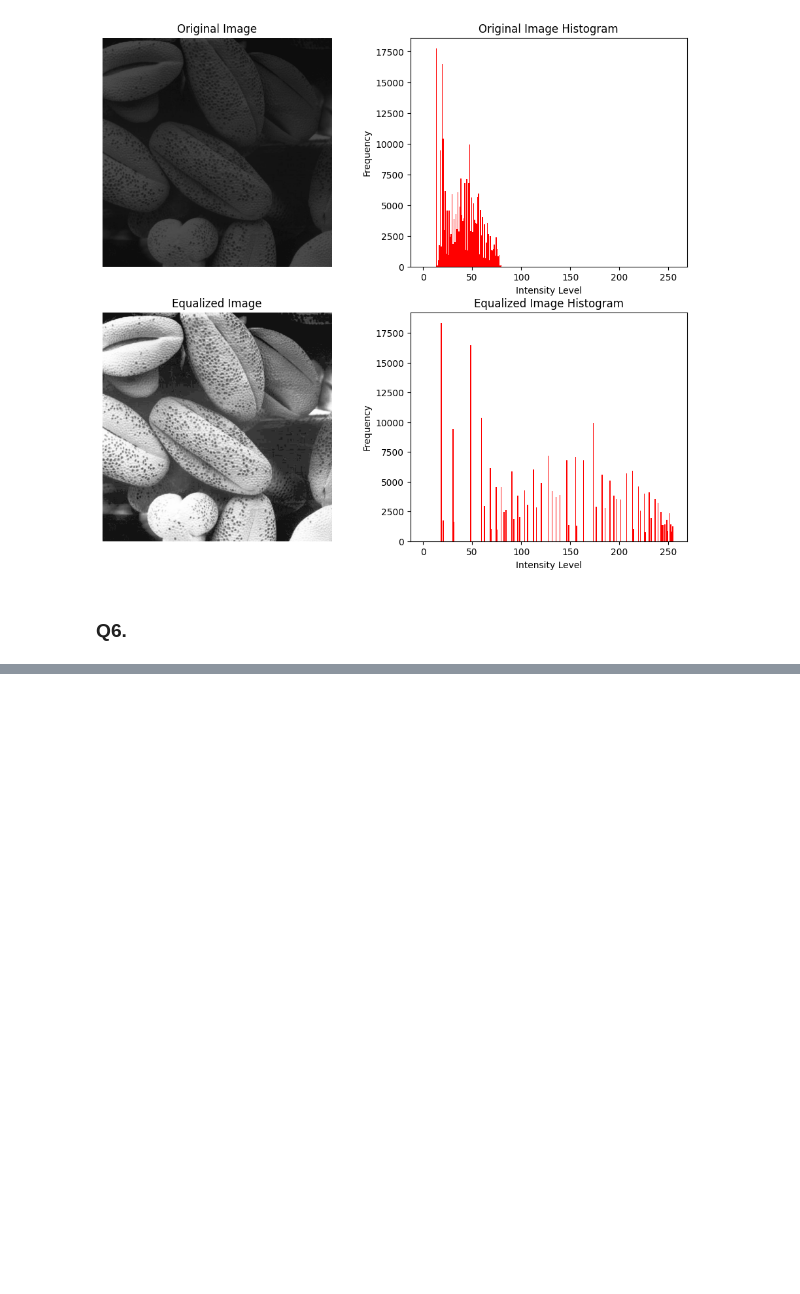
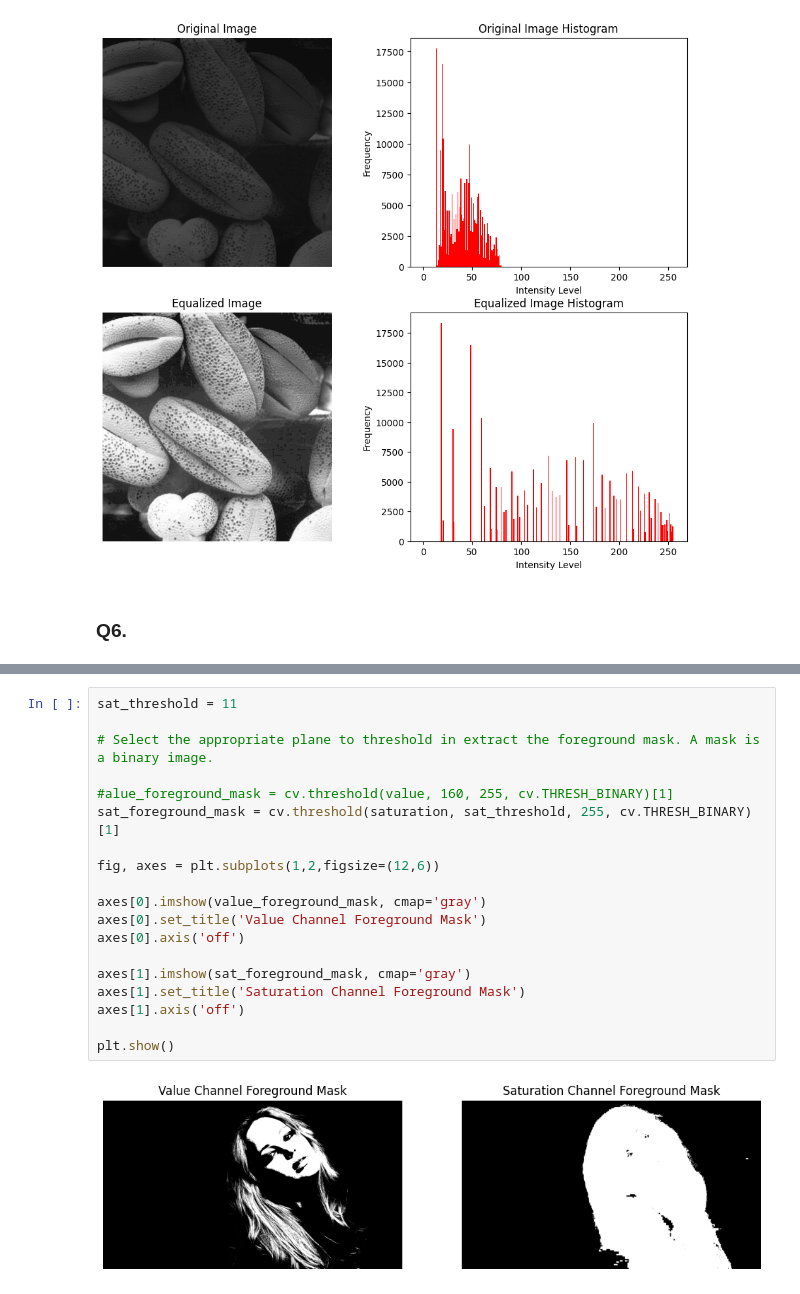
Before and after one commit to nadunnr/EN3160-Image-Processing-and-Machine-Vision, a Jupyter notebook: assignments/Assignment 1/assignment_1.ipynb, the cells around one changed output, grey strips where cells are left out. Cells and saved outputs as stored; diff of their text form; blank space fills up the shorter version.

```diff
--- a/assignments/Assignment 1/assignment_1.ipynb
+++ b/assignments/Assignment 1/assignment_1.ipynb
@@ -284,0 +310,21 @@ plt.show()
+# %%
+sat_threshold = 11
+
+# Select the appropriate plane to threshold in extract the foreground mask. A mask is a binary image.
+
+#alue_foreground_mask = cv.threshold(value, 160, 255, cv.THRESH_BINARY)[1]
+sat_foreground_mask = cv.threshold(saturation, sat_threshold, 255, cv.THRESH_BINARY)[1]
+
+fig, axes = plt.subplots(1,2,figsize=(12,6))
+
+axes[0].imshow(value_foreground_mask, cmap='gray')
+axes[0].set_title('Value Channel Foreground Mask')
+axes[0].axis('off')
+
+axes[1].imshow(sat_foreground_mask, cmap='gray')
+axes[1].set_title('Saturation Channel Foreground Mask')
+axes[1].axis('off')
+
+plt.show()
+# %% [output]
+[figure, added]
```
Also changed, not shown: parts of 5 cells of this notebook.
